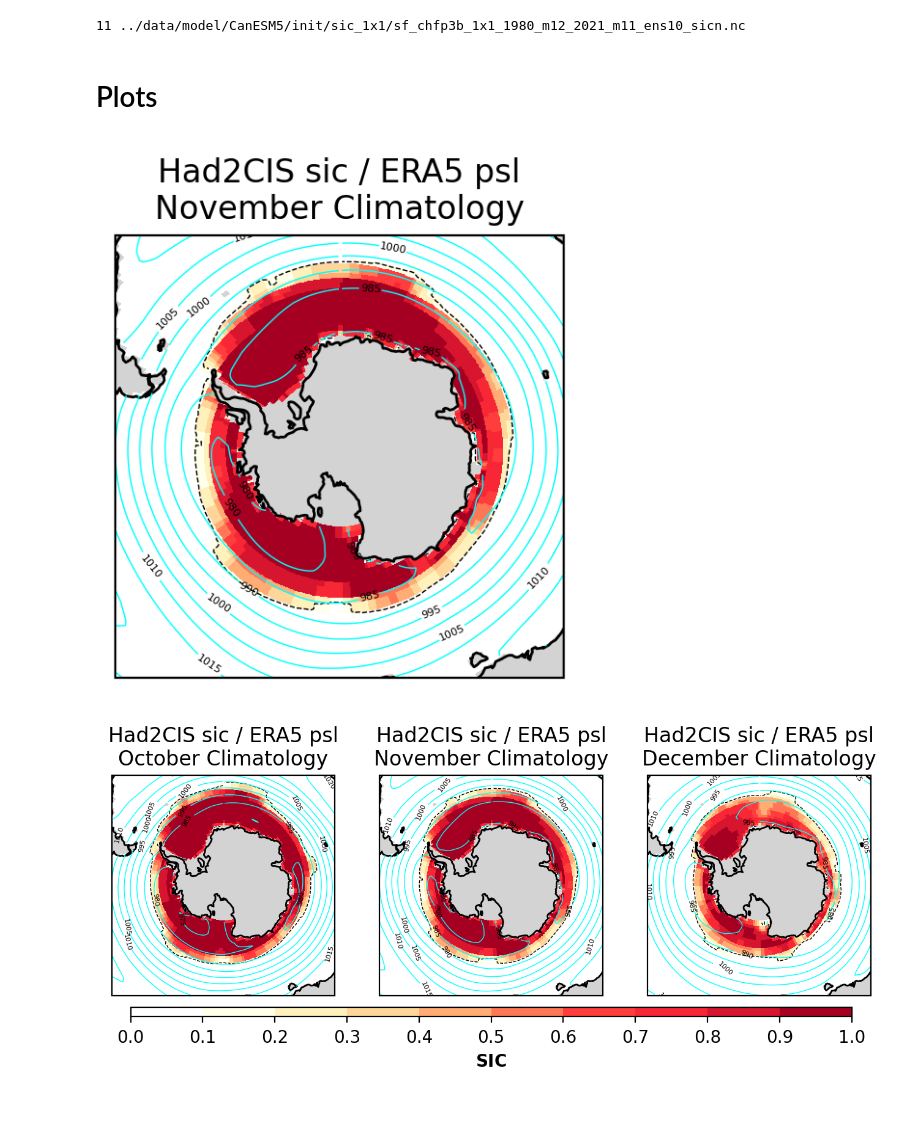
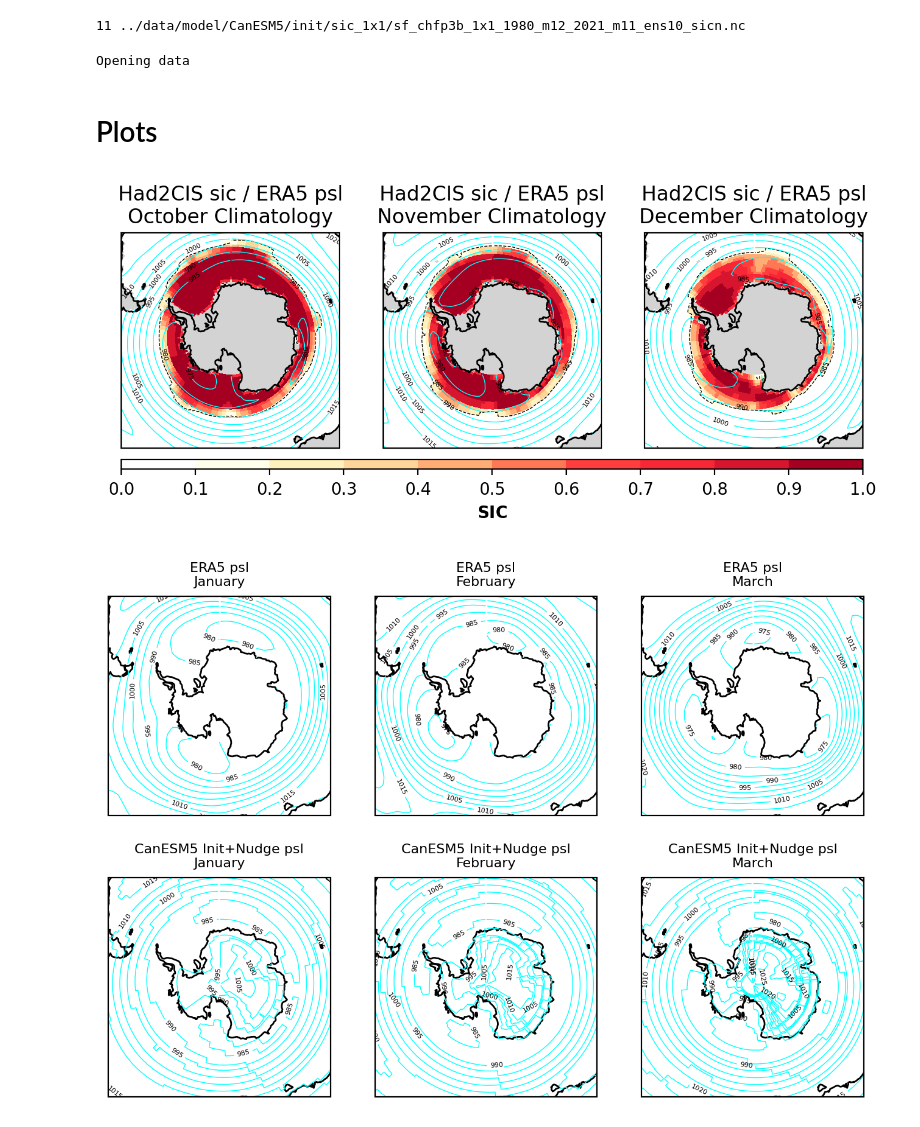
Before and after one commit to bobby-payne/icepack, a Jupyter notebook: Spatial Plots.ipynb, the cells around one changed output. Cells and saved outputs as stored; diff of their text form; code cells hidden in the pictures.

Commit message:
psl contour fix + CanESM5init+nudg/ERA5 comparison

```diff
--- a/Spatial Plots.ipynb
+++ b/Spatial Plots.ipynb
@@ -127,40 +119,66 @@ grid = xr.open_dataset(grid_path)
+# %%
+sic_path_list = [f"../data/model/CanESM5/nudge+init/winds_201601-201612/sic_1x1/siconc_SImon_CanESM5-c3bnw201601e0{e}_dcppA-hindcast_s2015-r{e}i1p2f1_gn_201601-201612.nc" for e in np.arange(1,10)]
+sic_path_list.append("../data/model/CanESM5/nudge+init/winds_201601-201612/sic_1x1/siconc_SImon_CanESM5-c3bnw201601e10_dcppA-hindcast_s2015-r10i1p2f1_gn_201601-201612.nc")
+psl_path_list = [f"../data/model/CanESM5/nudge+init/winds_201601-201612/psl_1x1/psl_Amon_CanESM5-c3bnw201601e0{e}_dcppA-hindcast_s2015-r{e}i1p2f1_gn_201601-201612.nc" for e in np.arange(1,10)]
+psl_path_list.append("../data/model/CanESM5/nudge+init/winds_201601-201612/psl_1x1/psl_Amon_CanESM5-c3bnw201601e10_dcppA-hindcast_s2015-r10i1p2f1_gn_201601-201612.nc")
+
+# open data, each file corresponding to one ENSEMBLE
+print("Opening data")
+sic_CanESM5_wn2016_init = []
+psl_CanESM5_wn2016_init = []
+for i,path in enumerate(sic_path_list):
+    sic = format_time_coord(xr.open_dataset(path),'2016-01','2016-12',freq='M').drop_dims('bnds')
+    psl = format_time_coord(xr.open_dataset(psl_path_list[i]),'2016-01','2016-12',freq='M').drop_dims('bnds')
+    sic_CanESM5_wn2016_init.append(sic)
+    psl_CanESM5_wn2016_init.append(psl)
+grid = xr.open_dataset(grid_path)
+
+# concatenate each ensemble
+sic_CanESM5_wn2016_init = xr.concat(sic_CanESM5_wn2016_init,dim='ensemble')
+psl_CanESM5_wn2016_init = xr.concat(psl_CanESM5_wn2016_init,dim='ensemble')
+psl_CanESM5_wn2016_init = psl_CanESM5_wn2016_init.mean(dim='ensemble')
+psl_CanESM5_wn2016_init['psl'] *= 1e-2
+# %% [output]
+Opening data
 # %% [markdown]
 # Plots
 # %%
-fig, ax = plt.subplots(ncols=1,nrows=1,figsize=(4,3),facecolor='white',dpi=200,subplot_kw={'projection':ccrs.Orthographic(central_latitude=-90., central_longitude=0.0)})
-ax.coastlines()
+fig, ax = plt.subplots(ncols=3,nrows=1,figsize=(8,6),facecolor='white',dpi=200,subplot_kw={'projection':ccrs.Orthographic(central_latitude=-90., central_longitude=0.0)})
 
-# icepy functions
-set_extent(ax)
-add_sic(ax, sic_clim_Had2CIS, anom=False, month=11, year=None)
-add_ice_edge(ax, sic_clim_Had2CIS, month=11)
-add_psl(ax, psl_clim_ERA5, month=11)
+for i in np.arange(3):
+    month = i + 10
 
-ax.set_title("Had2CIS sic / ERA5 psl\nNovember Climatology")
+    sic_plot = add_sic(ax[i], sic_clim_Had2CIS, anom=False, month=month, year=None)
+    iceedge_plot = add_ice_edge(ax[i], sic_clim_Had2CIS, month=month)
+    add_psl(ax[i], psl_clim_ERA5, month=month)
 
-plt.tight_layout()
+    set_extent(ax[i])
+    ax[i].coastlines()
+    ax[i].set_title(f"Had2CIS sic / ERA5 psl\n{monthdict[month]} Climatology")
+
+sic_plot.set_clim([0., 1.])
+cticks = np.linspace(0.,1.,11)
+cbar = plt.colorbar(sic_plot,ax=ax,aspect=75,shrink=1,ticks=cticks,location='bottom',pad=0.02,label="$\mathbf{SIC}$")
+
 plt.show()
 # %% [output]
-[figure, old version]
+[figure, new version]
 # %%
-fig, ax = plt.subplots(ncols=3,nrows=1,figsize=(8,6),facecolor='white',dpi=200,subplot_kw={'projection':ccrs.Orthographic(central_latitude=-90., central_longitude=0.0)})
+fig, ax = plt.subplots(ncols=3,nrows=2,figsize=(8,5.5),facecolor='white',dpi=200,subplot_kw={'projection':ccrs.Orthographic(central_latitude=-90., central_longitude=0.0)})
 
-for i in np.arange(3):
-    month = i + 10
+for i in np.arange(3): # month
+    for j in np.arange(2): # ERA5 or simulation
+        month = i + 1 # start in january
 
-    sic_plot = add_sic(ax[i], sic_clim_Had2CIS, anom=False, month=month, year=None)
-    iceedge_plot = add_ice_edge(ax[i], sic_clim_Had2CIS, month=month)
-    add_psl(ax[i], psl_clim_ERA5, month=month)
+        set_extent(ax[j][i])
+        ax[j][i].coastlines()
+        if j == 0:
+            add_psl(ax[j][i], psl_ERA5, month=month, year=2016)
+            ax[j][i].set_title(f"ERA5 psl\n{monthdict[month]}", size=8)
+        elif j == 1:
+            add_psl(ax[j][i], psl_CanESM5_wn2016_init, month=month, year=2016)
+            ax[j][i].set_title(f"CanESM5 Init+Nudge psl\n{monthdict[month]}", size=8)
 
-    set_extent(ax[i])
-    ax[i].coastlines()
-    ax[i].set_title(f"Had2CIS sic / ERA5 psl\n{monthdict[month]} Climatology")
-
-sic_plot.set_clim([0., 1.])
-cticks = np.linspace(0.,1.,11)
-cbar = plt.colorbar(sic_plot,ax=ax,aspect=75,shrink=.95,ticks=cticks,location='bottom',pad=0.02,label="$\mathbf{SIC}$")
-
-#plt.tight_layout()
 plt.show()
 # %% [output]
-[figure, old version]
+[figure, new version]
```
Also changed, not shown: parts of 2 cells of this notebook.
